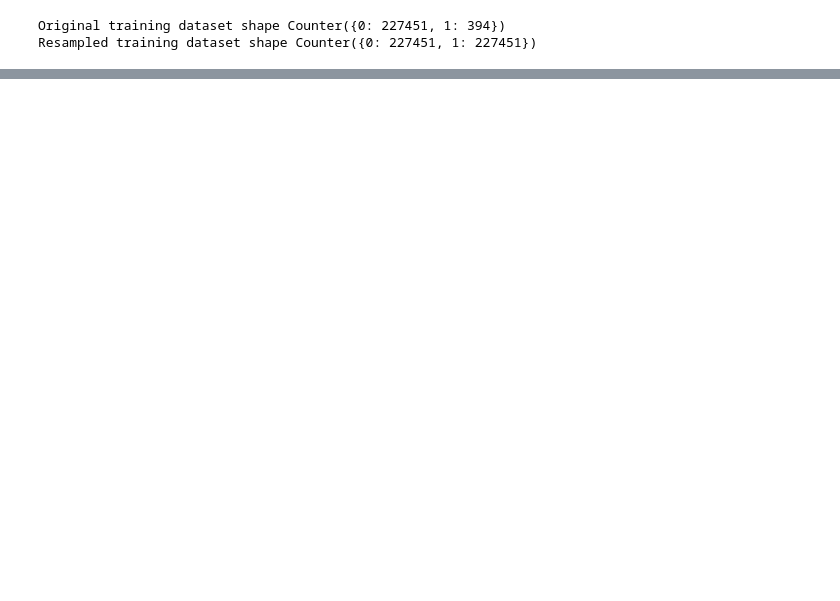
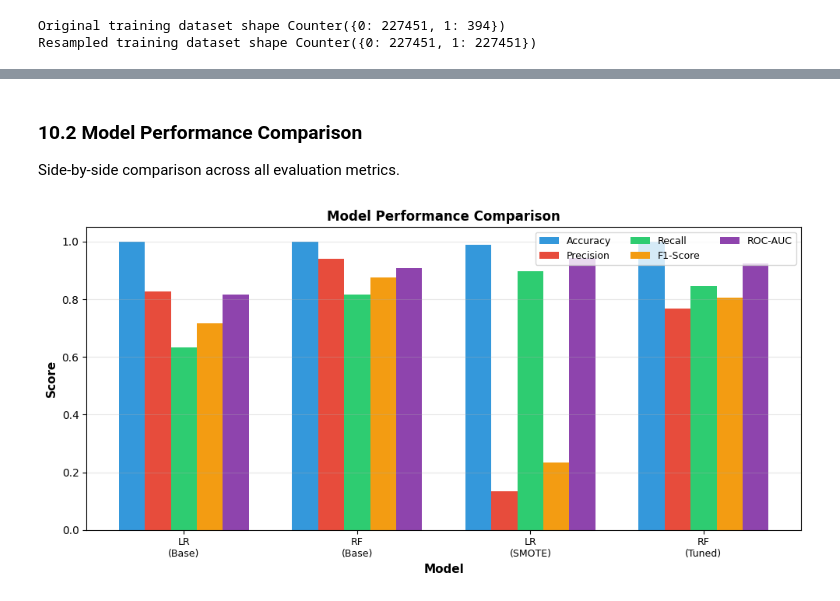
Before and after one commit to koushika894/credit-card-fraud-detection, a Jupyter notebook: kaggle.ipynb, the cells around one changed output, grey strips where cells are left out. Drawn from its saved outputs; the diff is of its cells as text; code cells hidden in the pictures; blank space fills up the shorter version.

```diff
--- a/kaggle.ipynb
+++ b/kaggle.ipynb
@@ -477,0 +696,28 @@ print(f"Mean CV Recall: {random_forest_cv_scores_balanced.mean():.4f}")
+# %% [markdown]
+### 10.2 Model Performance Comparison
+
+Side‑by‑side comparison across all evaluation metrics.
+# %%
+# Side-by-side model performance comparison
+metrics = ['Accuracy', 'Precision', 'Recall', 'F1-Score', 'ROC-AUC']
+colors = ['#3498db', '#e74c3c', '#2ecc71', '#f39c12', '#8e44ad']
+
+fig, ax = plt.subplots(figsize=(10, 5))
+x = np.arange(len(model_summary['Model']))
+width = 0.15
+
+for i, metric in enumerate(metrics):
+    ax.bar(x + i * width, model_summary[metric], width, label=metric, color=colors[i])
+
+ax.set_xlabel('Model', fontsize=11, fontweight='bold')
+ax.set_ylabel('Score', fontsize=11, fontweight='bold')
+ax.set_title('Model Performance Comparison', fontsize=12, fontweight='bold')
+ax.set_xticks(x + width * 2)
+ax.set_xticklabels(['LR\n(Base)', 'RF\n(Base)', 'LR\n(SMOTE)', 'RF\n(Tuned)'], fontsize=9)
+ax.set_ylim([0, 1.05])
+ax.grid(axis='y', alpha=0.3)
+ax.legend(ncol=3, fontsize=9)
+plt.tight_layout()
+plt.show()
+# %% [output]
+[figure, added]
```
Also changed, not shown: parts of 40 cells of this notebook.
